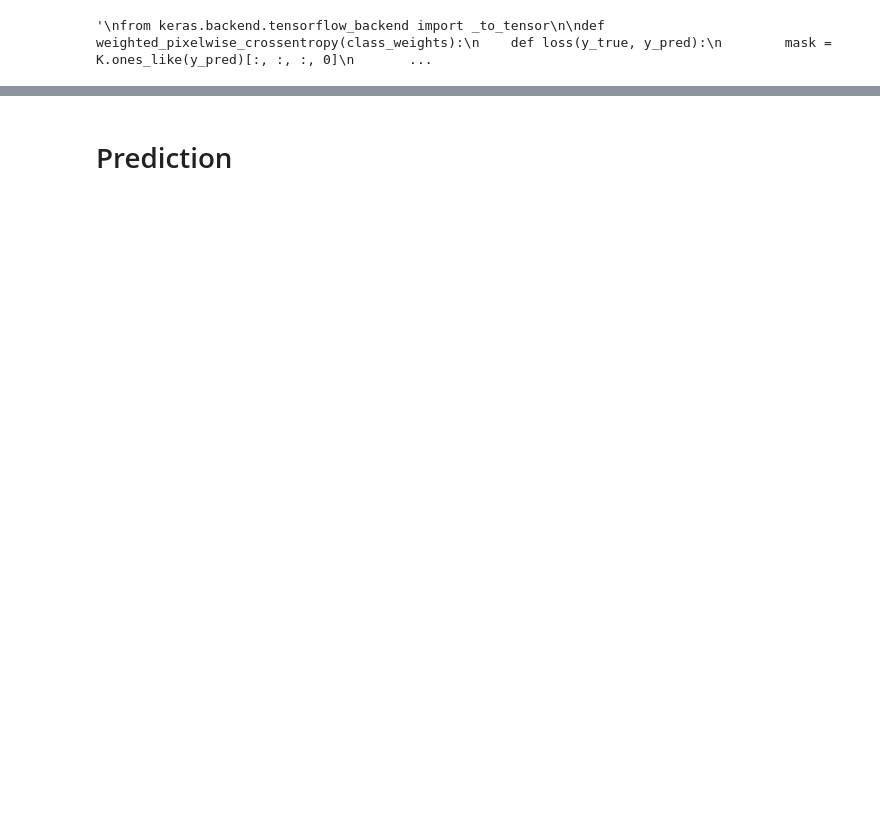
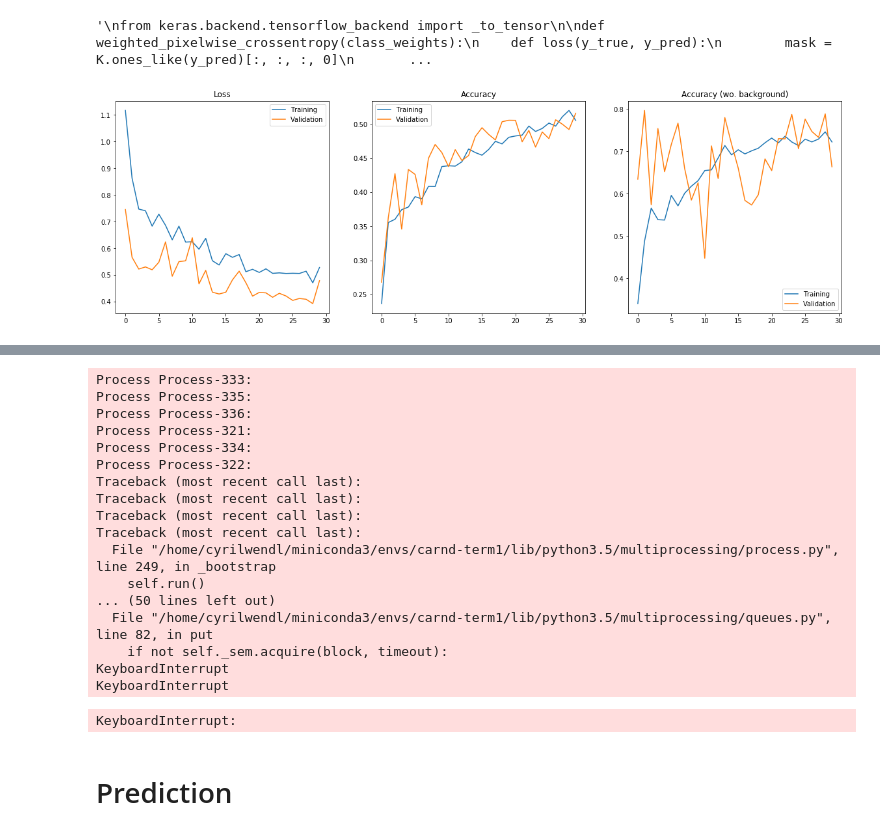
Before and after one commit to CyrilWendl/SIE-Master, a Jupyter notebook: Zurich/Zurich Land Cover Classification.ipynb, the cells around one changed output, grey strips where cells are left out. Saved outputs shown, nothing was run; the diff lists cells and outputs as text; code cells hidden in the pictures; blank space fills up the shorter version.

```diff
--- a/Zurich/Zurich Land Cover Classification.ipynb
+++ b/Zurich/Zurich Land Cover Classification.ipynb
@@ -582,28 +583,30 @@ def get_unet(n_classes,input_shape=x_train.shape[1:]):
 
     return model
 # %%
-batch_size = 10
-epochs = 500
+batch_size = 2
+epochs = 300
 
 def model_train(model, data_augmentation = True):
     # Fit the model on the batches generated by datagen.flow().
     model.fit_generator(batch_generator(x_train, y_train,
                                         batch_size=batch_size, data_augmentation=data_augmentation),
                         steps_per_epoch=int(np.ceil(x_train.shape[0] / float(batch_size))),
                         epochs=epochs,
                         verbose=1,
                         class_weight = class_weights, # weights for loss function
                         validation_data=(x_val, y_val),
                         callbacks=[callback_earlystop,
                                    callback_lr,
                                    #callback_checkpoint,
                                    callback_plot,
                                    callback_tensorboard],
                         workers=multiprocessing.cpu_count()*2,
                         use_multiprocessing=True)
 
 # train the model
 model = get_unet(n_classes)
 #model.load_weights('model_unet_64_non_augmented.h5')
 model_train(model, data_augmentation = True)
 #model = load_model('model_unet_64_flip_rot90.h5', custom_objects={'fn': ignore_background_class_accuracy(0)})
+# %% [output]
+[figure, added]
@@ -610,2 +615,20 @@ model_train(model, data_augmentation = True)
+Process Process-333:
+Process Process-335:
+Process Process-336:
+Process Process-321:
+Process Process-334:
+Process Process-322:
+Traceback (most recent call last):
+Traceback (most recent call last):
+Traceback (most recent call last):
+Traceback (most recent call last):
+  File "/home/cyrilwendl/miniconda3/envs/carnd-term1/lib/python3.5/multiprocessing/process.py", line 249, in _bootstrap
+    self.run()
+... (50 lines left out)
+  File "/home/cyrilwendl/miniconda3/envs/carnd-term1/lib/python3.5/multiprocessing/queues.py", line 82, in put
+    if not self._sem.acquire(block, timeout):
+KeyboardInterrupt
+KeyboardInterrupt
+KeyboardInterrupt:
 # %%
 # save the model
```
Also changed, not shown: parts of 15 cells of this notebook.
